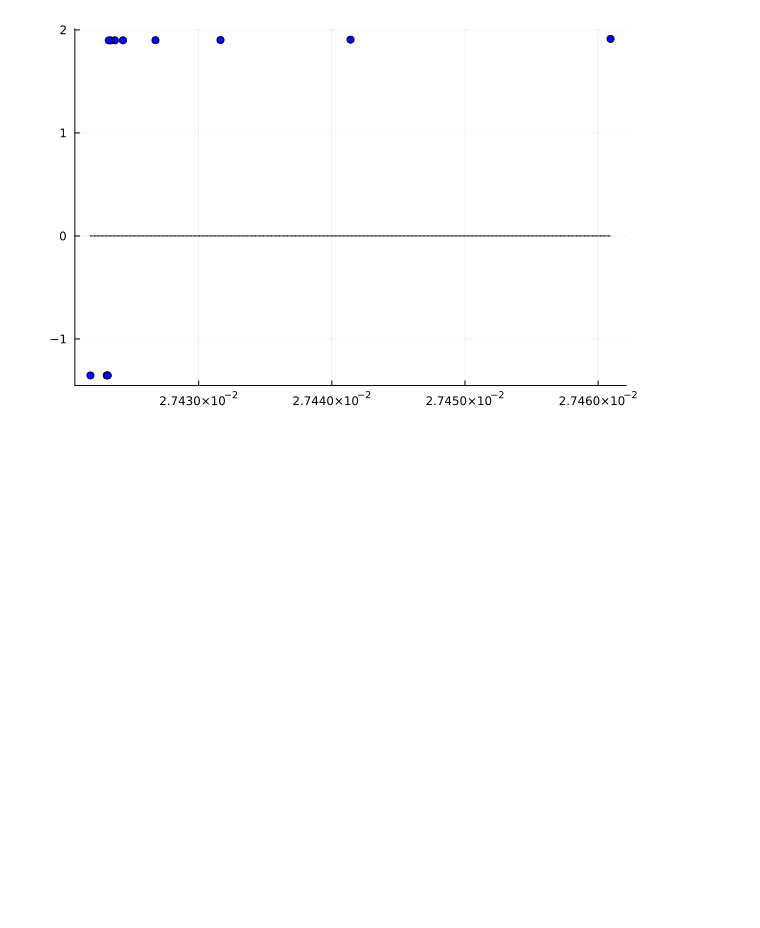
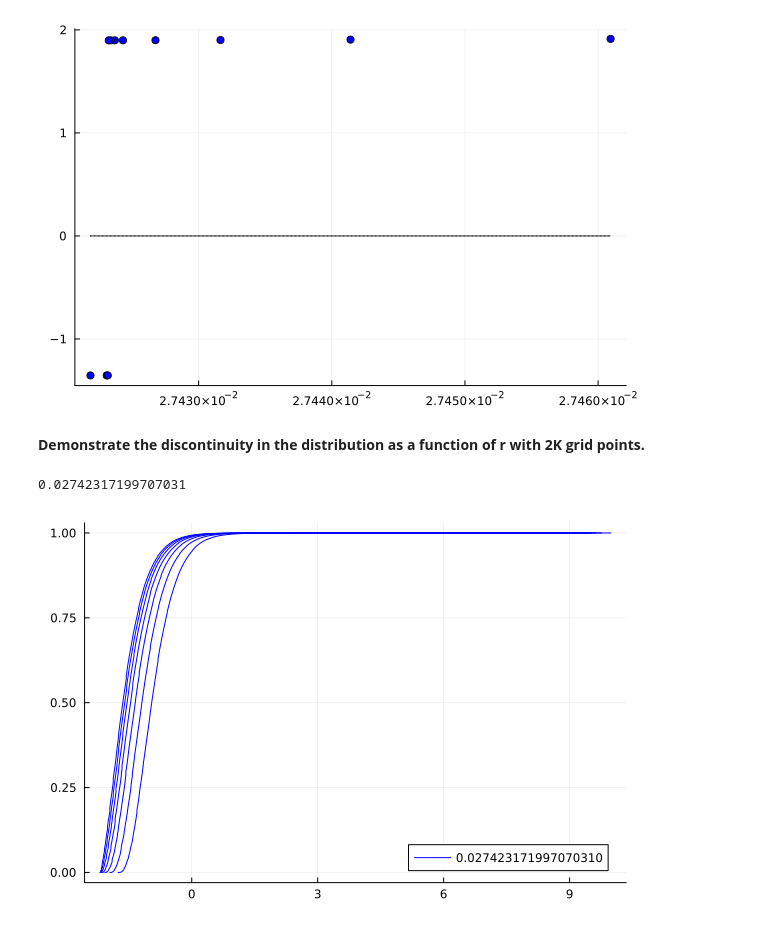
Before and after one commit to AndrewLyasoff/heterogeneous-models, a Jupyter notebook: post-run-RMT-ch18.ipynb, the cells around one changed output. Drawn from its saved outputs; the diff is of its cells as text; code cells hidden in the pictures; blank space fills up the shorter version.

```diff
--- a/post-run-RMT-ch18.ipynb
+++ b/post-run-RMT-ch18.ipynb
@@ -121,3 +121,5 @@ begin
 end
 # %% [output]
 [figure]
+# %% [markdown]
+<L><b>Demonstrate the discontinuity in the distribution as a function of r with 2K grid points.</b></L>
@@ -123,0 +142,31 @@ end
+# %%
+begin
+    bond_price=ι/(1+intr)
+    cons=[(1+intr)*grdaa[k,i]+wage*hours[k]-grda[Int64(E2m[k,i])] for k=1:nos, i=1:Lg];
+    aassets=[grdaa[k,Int64(E2m[k,i])] for k=1:nos, i=1:Lg];
+    shares=[grdaa[k,Int64(E2m[k,i])]/bond_price for k=1:nos, i=1:Lg];
+    SL=[sum(D2m[state,:]) for state=1:nos];
+    LF=[[D2m[state,1]/SL[state]] for state=1:nos];
+    for i=2:Lg
+        for state=1:nos
+            LF[state]=vcat(LF[state],LF[state][end]+D2m[state,i]/SL[state])
+        end
+    end
+end
+#
+LgX=1300
+#
+intr
+# %% [output]
+0.02742317199707031
+# %%
+# first part of Figure 3 Left in [SATEA]
+plot(aassets[1,2:LgX],LF[1][2:LgX],seriestype=:line, lw=1, lc=:blue, label="")
+plot!(aassets[2,2:LgX],LF[2][2:LgX],seriestype=:line, lw=1, lc=:blue, label="0.027423171997070310")
+plot!(aassets[3,2:LgX],LF[3][2:LgX],seriestype=:line, lw=1, lc=:blue, label="")
+plot!(aassets[4,2:LgX],LF[4][2:LgX],seriestype=:line, lw=1, lc=:blue, label="")
+plot!(aassets[5,2:LgX],LF[5][2:LgX],seriestype=:line, lw=1, lc=:blue, label="")
+plot!(aassets[6,2:LgX],LF[6][2:LgX],seriestype=:line, lw=1, lc=:blue, label="")
+plot!(aassets[7,2:LgX],LF[7][2:LgX],seriestype=:line, lw=1, lc=:blue, label="")
+# %% [output]
+[figure, added]
```
Also changed, not shown: parts of 4 cells of this notebook.
